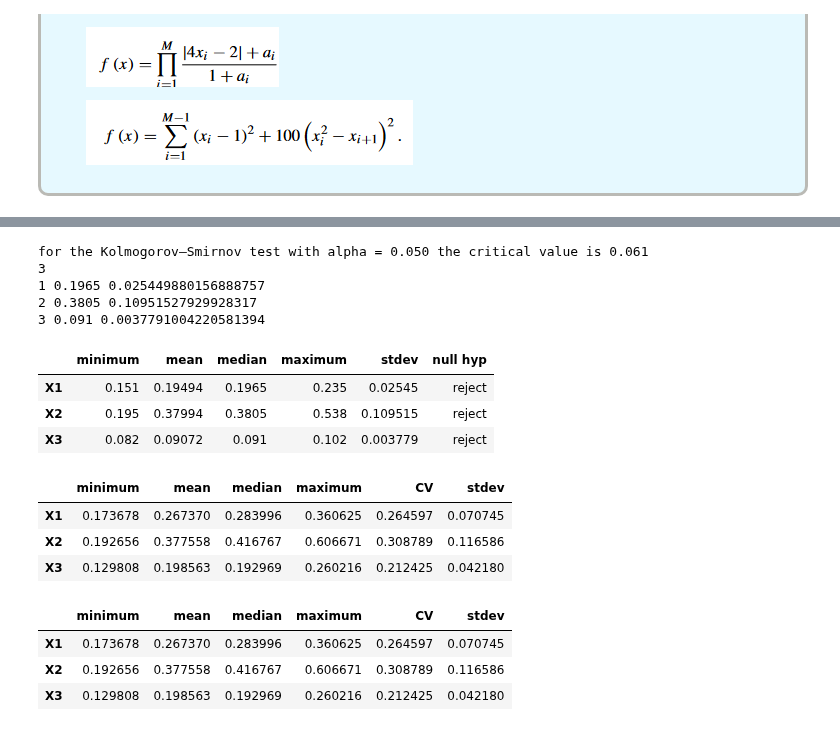
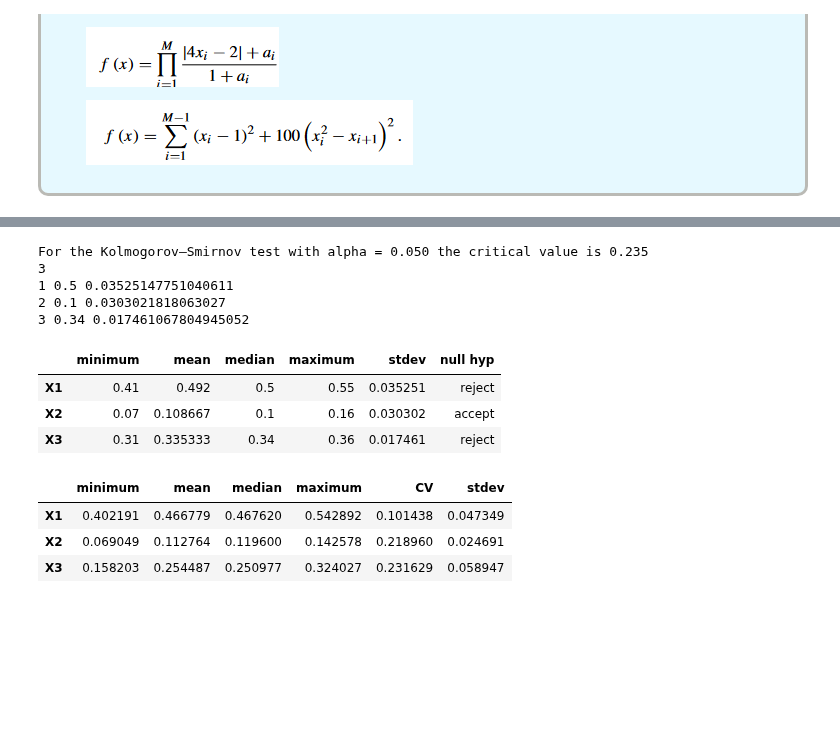
Before and after one commit to frbennett/shapleyx, a Jupyter notebook: Examples/ishigami.ipynb, the cells around one changed output, grey strips where cells are left out. Saved outputs shown, nothing was run; the diff lists cells and outputs as text; code cells hidden in the pictures; blank space fills up the shorter version.

```diff
--- a/Examples/ishigami.ipynb
+++ b/Examples/ishigami.ipynb
@@ -57,8 +57,10 @@ def get_column_labels(n):
 
 def ishigami(m):
     n=3
-    a=7
-    b=0.1
+    #a=7
+    #b=0.1
+    a=2
+    b=1
     sampler = qmc.Sobol(d=n, scramble=True, seed=123)
     S = sampler.random_base2(m=m)
     S=S*2*np.pi - np.pi
@@ -76,7 +78,7 @@ def ishigami(m):
 # m = 12 -> 4096 samples
 # m = 13 -> 8192 samples
 
-m=11
+m=9
 dataframe = ishigami(m)
 print(len(dataframe), 'samples generated')
 # %% [output]
@@ -299,19 +309,19 @@ for the Kolmogorov–Smirnov test with alpha = 0.050 the critical value is 0.019
 # %%
-model.get_pawnx(1000,1000,100)
+model.get_pawnx(100, 50, 15, alpha=0.05)
 # %% [output]
-for the Kolmogorov–Smirnov test with alpha = 0.050 the critical value is 0.061
+For the Kolmogorov–Smirnov test with alpha = 0.050 the critical value is 0.235
 3
-1 0.1965 0.025449880156888757
-2 0.3805 0.10951527929928317
-3 0.091 0.0037791004220581394
+1 0.5 0.03525147751040611
+2 0.1 0.0303021818063027
+3 0.34 0.017461067804945052
 |  | minimum | mean | median | maximum | stdev | null hyp |
-| X1 | 0.151 | 0.19494 | 0.1965 | 0.235 | 0.02545 | reject |
-| X2 | 0.195 | 0.37994 | 0.3805 | 0.538 | 0.109515 | reject |
-| X3 | 0.082 | 0.09072 | 0.091 | 0.102 | 0.003779 | reject |
+| X1 | 0.41 | 0.492 | 0.5 | 0.55 | 0.035251 | reject |
+| X2 | 0.07 | 0.108667 | 0.1 | 0.16 | 0.030302 | accept |
+| X3 | 0.31 | 0.335333 | 0.34 | 0.36 | 0.017461 | reject |
 # %%
-model.get_pawn()
+model.get_pawn(10)
 # %% [output]
 |  | minimum | mean | median | maximum | CV | stdev |
-| X1 | 0.173678 | 0.267370 | 0.283996 | 0.360625 | 0.264597 | 0.070745 |
-| X2 | 0.192656 | 0.377558 | 0.416767 | 0.606671 | 0.308789 | 0.116586 |
-| X3 | 0.129808 | 0.198563 | 0.192969 | 0.260216 | 0.212425 | 0.042180 |
+| X1 | 0.402191 | 0.466779 | 0.467620 | 0.542892 | 0.101438 | 0.047349 |
+| X2 | 0.069049 | 0.112764 | 0.119600 | 0.142578 | 0.218960 | 0.024691 |
+| X3 | 0.158203 | 0.254487 | 0.250977 | 0.324027 | 0.231629 | 0.058947 |
@@ -462,7 +327,0 @@ def estimate_pawn(
-# %%
-model.get_pawn()
-# %% [output]
-|  | minimum | mean | median | maximum | CV | stdev |
-| X1 | 0.173678 | 0.267370 | 0.283996 | 0.360625 | 0.264597 | 0.070745 |
-| X2 | 0.192656 | 0.377558 | 0.416767 | 0.606671 | 0.308789 | 0.116586 |
-| X3 | 0.129808 | 0.198563 | 0.192969 | 0.260216 | 0.212425 | 0.042180 |
```
Also changed, not shown: parts of 18 cells of this notebook, 4 other files.
